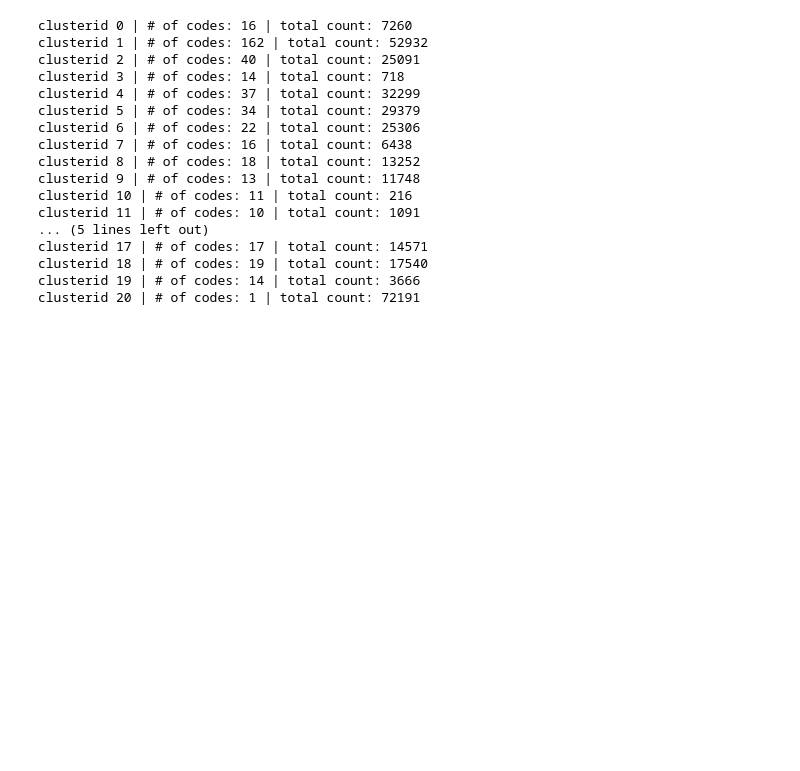
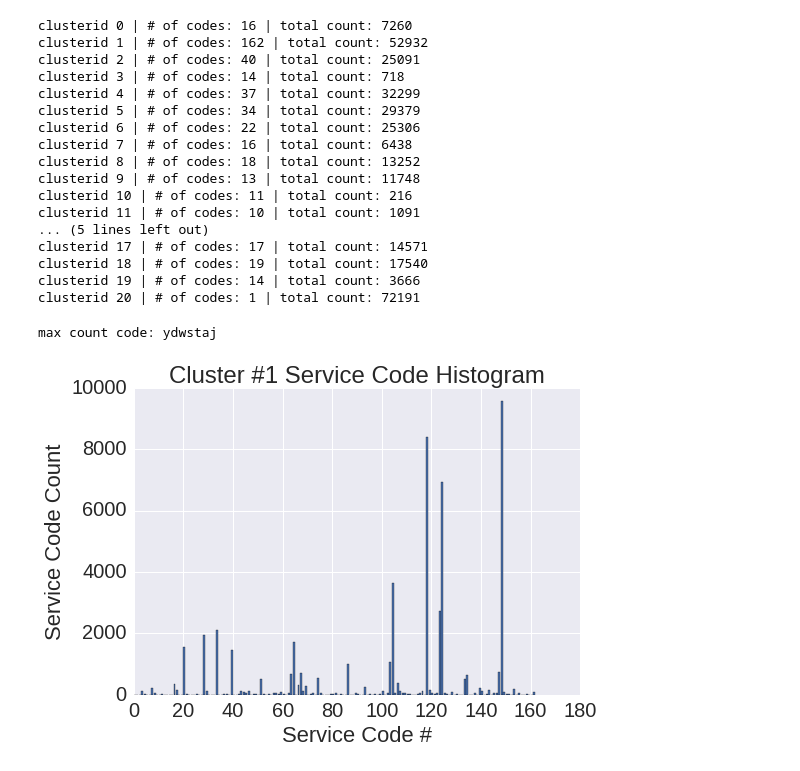
Before and after one commit to mspcvsp/cincinnati311Data, a Jupyter notebook: ClusterServiceCodes.ipynb, the cells around one changed output. Saved outputs shown, nothing was run; the diff lists cells and outputs as text; code cells hidden in the pictures; blank space fills up the shorter version.

```diff
--- a/ClusterServiceCodes.ipynb
+++ b/ClusterServiceCodes.ipynb
@@ -353,23 +435,0 @@ max count code: mtlfrn
-# %%
-maxcount_clusterid = np.argmax(clusterid_total_count.values())
-
-mtlfrn_code = "mtlfrn"
-
-mtlfrn_idx =\
-    np.argwhere(np.array(clusterid_code_map[maxcount_clusterid]) ==\
-                mtlfrn_code)[0][0]
-
-mtlfrn_name = clusterid_name_map[maxcount_clusterid][mtlfrn_idx]
-
-next_clusterid = (clusterid_code_map.keys()[-1])+1
-
-clusterid_code_map[maxcount_clusterid] =\
-    filter(lambda elem: elem != mtlfrn_code,
-           clusterid_code_map[maxcount_clusterid])
-
-clusterid_name_map[maxcount_clusterid] =\
-    filter(lambda elem: elem != mtlfrn_name,
-           clusterid_code_map[maxcount_clusterid])
-
-clusterid_code_map[next_clusterid] = [mtlfrn_code]
-clusterid_name_map[next_clusterid] = [mtlfrn_name]
@@ -398,3 +464,10 @@ clusterid 17 | # of codes: 17 | total count: 14571
 clusterid 18 | # of codes: 19 | total count: 17540
 clusterid 19 | # of codes: 14 | total count: 3666
 clusterid 20 | # of codes: 1 | total count: 72191
+# %%
+eval_maxcount_clusterid(clusterid_code_map,
+                        clusterid_total_count,
+                        code_histogram)
+# %% [output]
+max count code: ydwstaj
+[figure, added]
```
Also changed, not shown: parts of 42 cells of this notebook.
